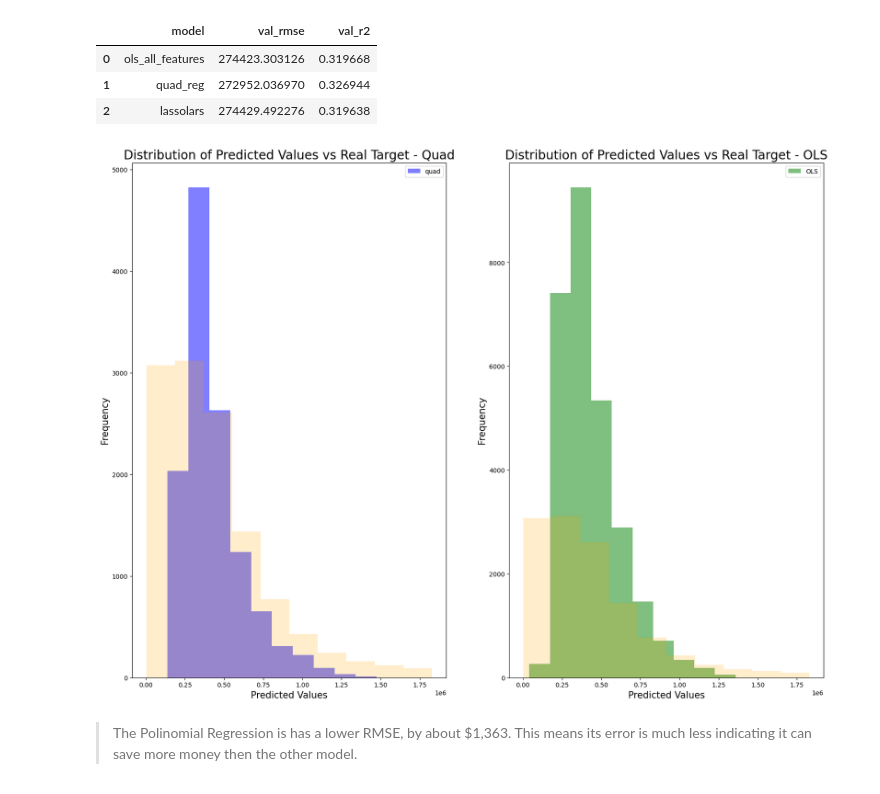
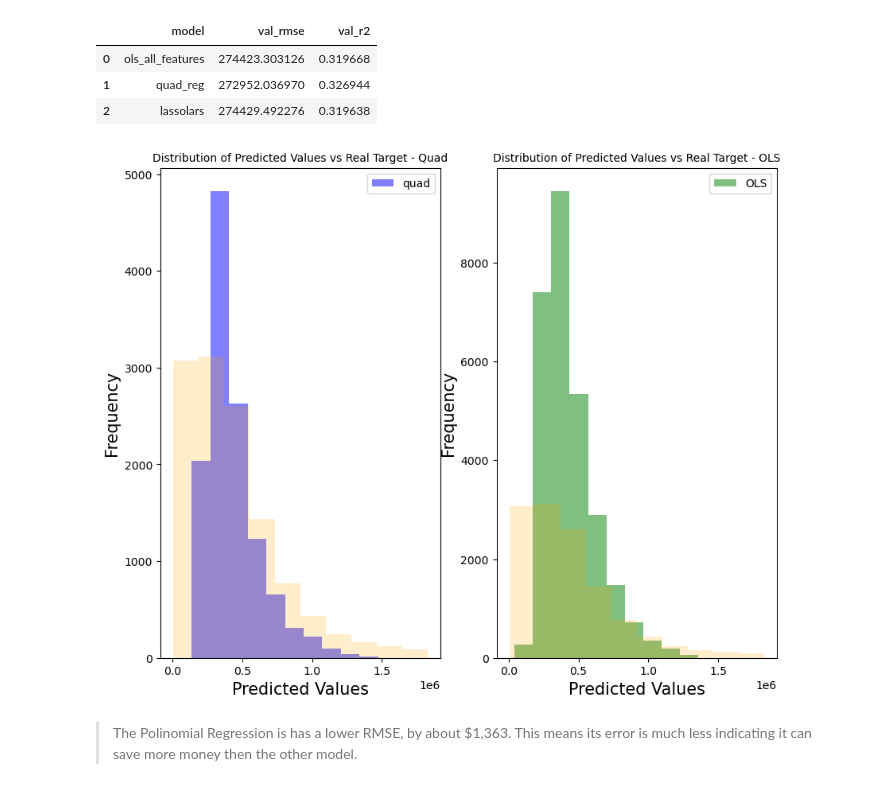
Before and after one commit to NikkideVries/regression-project, a Jupyter notebook: final_notebook.ipynb, the cells around one changed output. Drawn from its saved outputs; the diff is of its cells as text; code cells hidden in the pictures.

```diff
--- a/final_notebook.ipynb
+++ b/final_notebook.ipynb
@@ -500,29 +508,29 @@ val_scores
 | 2 | lassolars | 274429.492276 | 0.319638 |
 # %%
 # lets look at some graphs:
-plt.figure(figsize=(20, 15))
+plt.figure(figsize=(10, 8))
 
 plt.subplot(1, 2, 1)
 plt.hist(plyreg.predict(x_val_sq), alpha=0.5, label='quad', color='blue')
 plt.hist(y_validate, alpha=0.2, color='orange')
 plt.legend()
-plt.title('Distribution of Predicted Values vs Real Target - Quad', fontsize=20)
+plt.title('Distribution of Predicted Values vs Real Target - Quad', fontsize=10)
 plt.xlabel('Predicted Values', fontsize=15)
 plt.ylabel('Frequency', fontsize=15)
 
 # Plotting the second histogram (lasso)
 plt.subplot(1, 2, 2)
 plt.hist(lr.predict(X_train), alpha=0.5, label='OLS', color='green')
 plt.hist(y_validate, alpha=0.2, color='orange')
 plt.legend()
-plt.title('Distribution of Predicted Values vs Real Target - OLS', fontsize=20)
+plt.title('Distribution of Predicted Values vs Real Target - OLS', fontsize=10)
 plt.xlabel('Predicted Values', fontsize=15)
 plt.ylabel('Frequency', fontsize=15)
 
 # Show the plots
 plt.show()
 # %% [output]
-[figure, old version]
+[figure, new version]
 # %% [markdown]
 > The Polinomial Regression is has a lower RMSE, by about $1,363. This means its error is much less indicating it can save more money then the other model.
 # %% [markdown]
```
Also changed, not shown: parts of 9 cells of this notebook.
